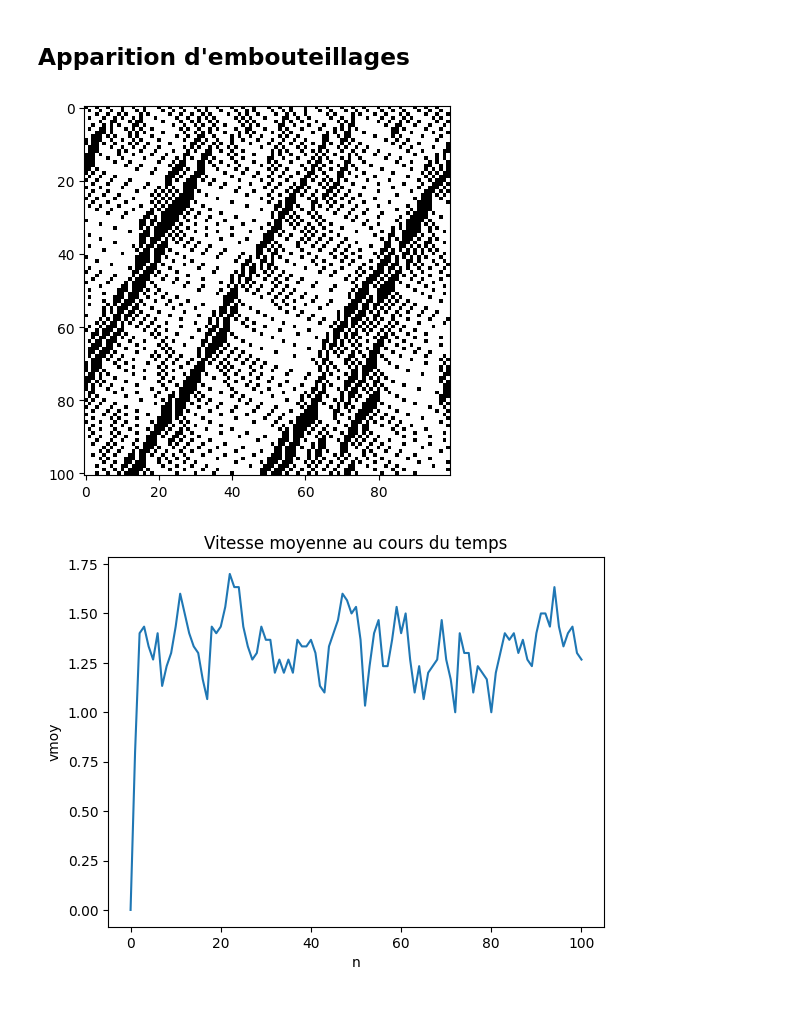
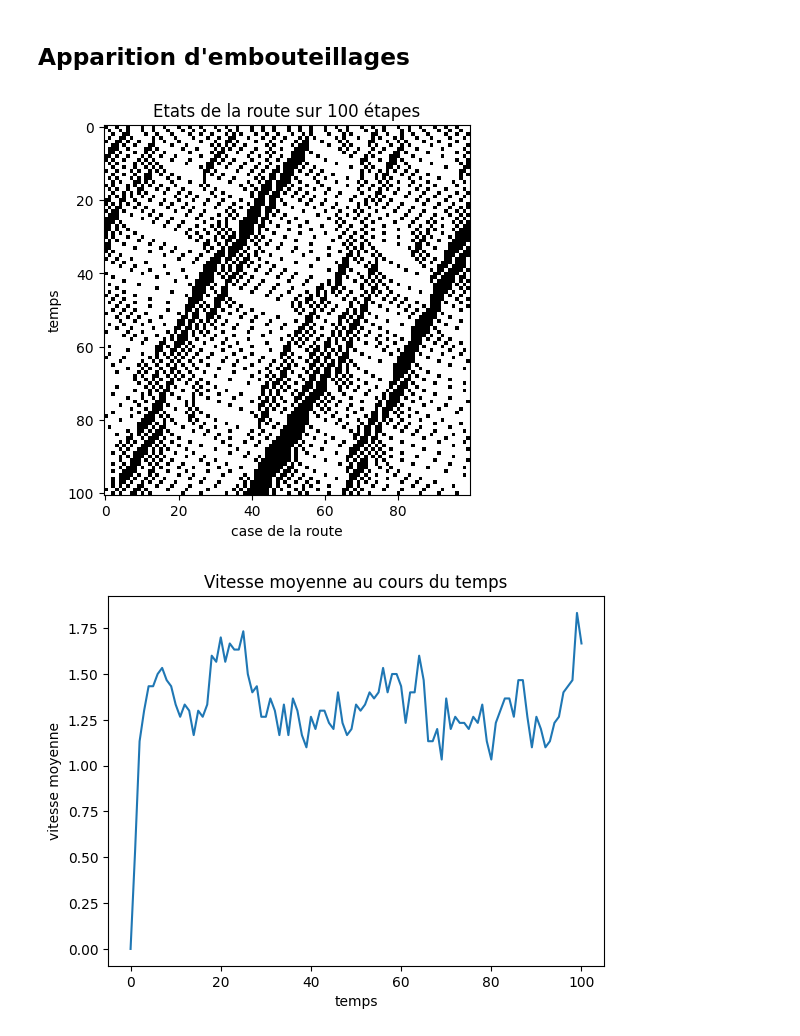
Before and after one commit to TelmoDc/Projet_SA16, a Jupyter notebook: stats.ipynb, the cells around one changed output. Cells and saved outputs as stored; diff of their text form; code cells hidden in the pictures; blank space fills up the shorter version.

```diff
--- a/stats.ipynb
+++ b/stats.ipynb
@@ -121,29 +124,32 @@ plt.show()
 # %%
 taille = 100
 nb_voitures = 30
 vmax = 5
 p = 0.3
 n = taille
 
 route, vitesses = config_equidistance(taille, nb_voitures)
 modele = ModeleSimple(vmax, p)
 traj_route, traj_vitesses = modele.trajectoire(route, vitesses, n)
 image = np.array(traj_route)
 image[image > 0] = 1
 image = ~image
 plt.imshow(image, cmap='gray')
+plt.xlabel("case de la route")
+plt.ylabel("temps")
+plt.title(f"Etats de la route sur {n} étapes")
 plt.show()
 # %% [output]
-[figure, old version]
+[figure, new version]
 # %%
 vmoy = [calculer_vmoy(v) for v in traj_vitesses]
 plt.plot(vmoy)
 plt.title("Vitesse moyenne au cours du temps")
-plt.xlabel("n")
-plt.ylabel("vmoy")
+plt.xlabel("temps")
+plt.ylabel("vitesse moyenne")
 plt.show()
 # %% [output]
-[figure, old version]
+[figure, new version]
 # %%
 emb = [calculer_embouteillage(route) for route in traj_route]
 plt.plot(emb)
```
Also changed, not shown: parts of 8 cells of this notebook.
